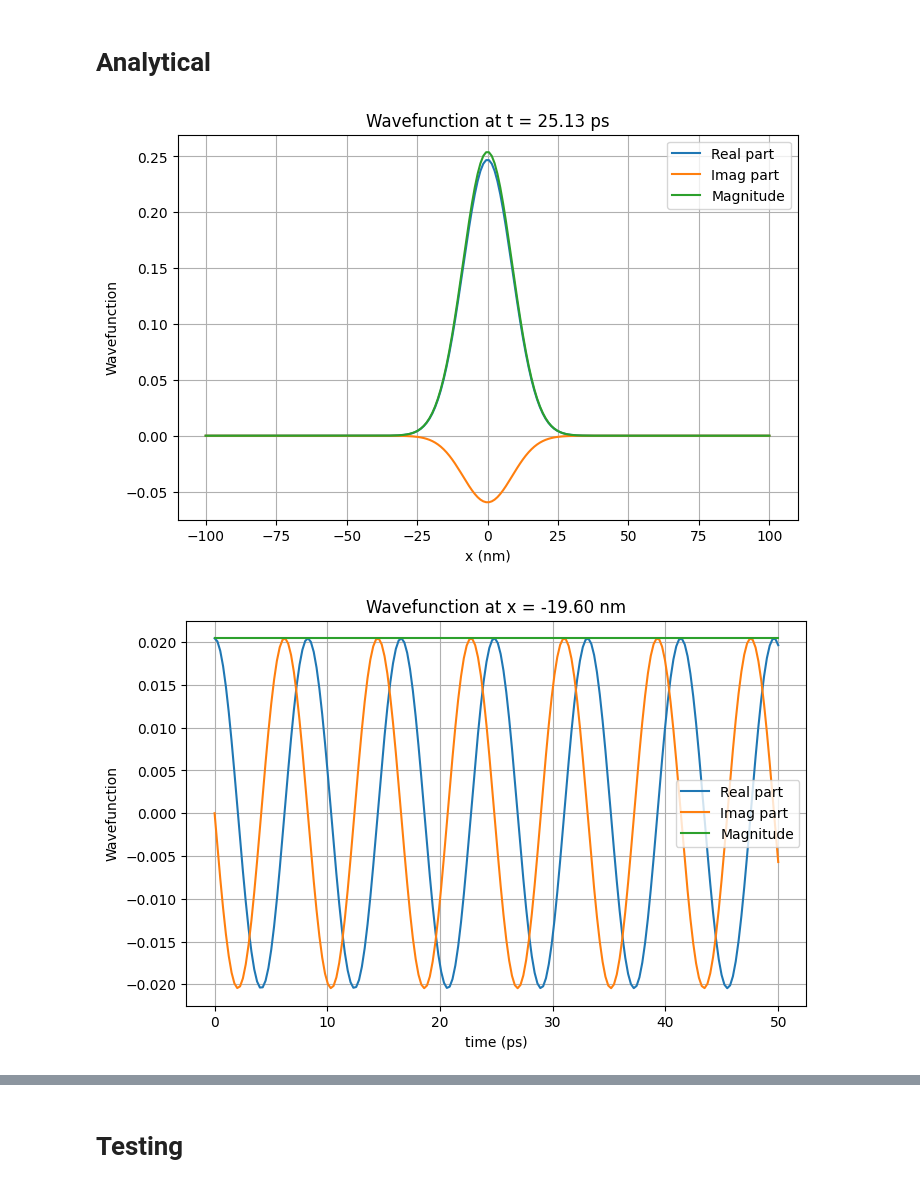
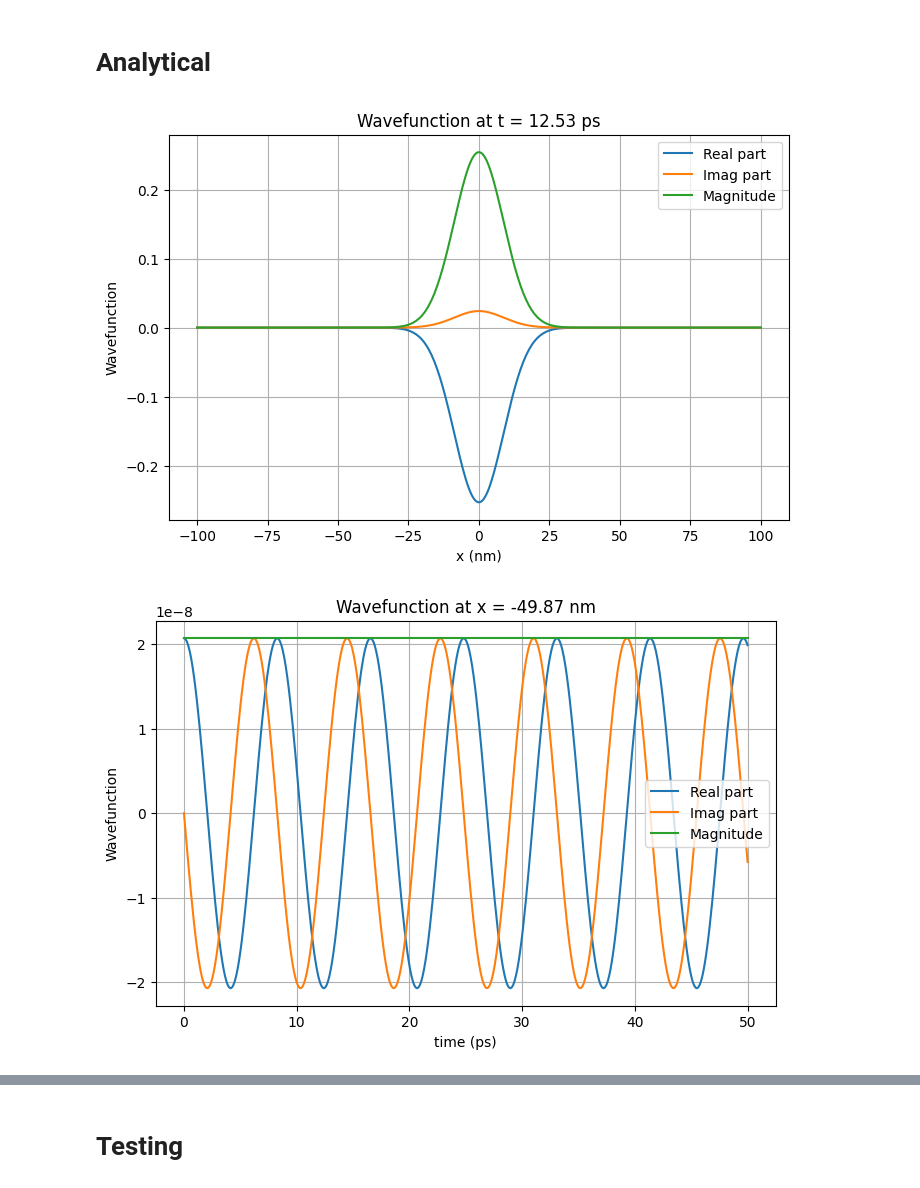
Before and after one commit to thash-jkr/Schrodinger-PINN, a Jupyter notebook: src/tdse_1e_1d.ipynb, the cells around one changed output, grey strips where cells are left out. Cells and saved outputs as stored; diff of their text form; code cells hidden in the pictures.

```diff
--- a/src/tdse_1e_1d.ipynb
+++ b/src/tdse_1e_1d.ipynb
@@ -265,8 +291,8 @@ plt.show()
 # %% [markdown]
 # Analytical
 # %%
-Nx = 200
-Nt = 200
+Nx = 400
+Nt = 400
 
 x_values = np.linspace(x_min, x_max, Nx)
 t_values = np.linspace(t_min, t_max, Nt)
@@ -277,6 +306,6 @@ alpha = (m * omega) / (2.0 * hbar)
 # %%
-psi_real = np.zeros((Nx, Nt), dtype=np.float64)
-psi_img = np.zeros((Nx, Nt), dtype=np.float64)
+psi_real_analytical = np.zeros((Nx, Nt), dtype=np.float64)
+psi_img_analytical = np.zeros((Nx, Nt), dtype=np.float64)
 
 for i, x in enumerate(x_values):
   psi0_x = A * np.exp(-alpha * x ** 2)
@@ -287,21 +316,21 @@ for i, x in enumerate(x_values):
 
     psi_x_t = psi0_x * exp_phase
 
-    psi_real[i, j] = np.real(psi_x_t)
-    psi_img[i, j] = np.imag(psi_x_t)
+    psi_real_analytical[i, j] = np.real(psi_x_t)
+    psi_img_analytical[i, j] = np.imag(psi_x_t)
 # %%
 time_index = 100
 time_chosen = t_values[time_index]
 
-psi_real_slice = psi_real[:, time_index]
-psi_imag_slice = psi_img[:, time_index]
+psi_real_slice_analytical = psi_real_analytical[:, time_index]
+psi_img_slice_analytical = psi_img_analytical[:, time_index]
 
-psi_mag_slice = np.sqrt(psi_real_slice**2 + psi_imag_slice**2)
+psi_mag_slice_analytical = np.sqrt(psi_real_slice_analytical**2 + psi_img_slice_analytical**2)
 
 plt.figure(figsize=(8,5))
-plt.plot(x_values, psi_real_slice, label='Real part')
-plt.plot(x_values, psi_imag_slice, label='Imag part')
-plt.plot(x_values, psi_mag_slice, label='Magnitude')
+plt.plot(x_values, psi_real_slice_analytical, label='Real part')
+plt.plot(x_values, psi_img_slice_analytical, label='Imag part')
+plt.plot(x_values, psi_mag_slice_analytical, label='Magnitude')
 plt.title(f'Wavefunction at t = {time_chosen:.2f} ps')
 plt.xlabel('x (nm)')
 plt.ylabel('Wavefunction')
@@ -309,25 +338,25 @@ plt.legend()
 plt.grid(True)
 plt.show()
 # %% [output]
-[figure, old version]
+[figure, new version]
 # %%
-space_index = 80
+space_index = 100
 space_chosen = x_values[space_index]
 
-psi_real_slice = psi_real[space_index, :]
-psi_imag_slice = psi_img[space_index, :]
+psi_real_slice_analytical = psi_real_analytical[space_index, :]
+psi_img_slice_analytical = psi_img_analytical[space_index, :]
 
-psi_mag_slice = np.sqrt(psi_real_slice**2 + psi_imag_slice**2)
+psi_mag_slice_analytical = np.sqrt(psi_real_slice_analytical**2 + psi_img_slice_analytical**2)
 
 plt.figure(figsize=(8,5))
-plt.plot(t_values, psi_real_slice, label='Real part')
-plt.plot(t_values, psi_imag_slice, label='Imag part')
-plt.plot(t_values, psi_mag_slice, label='Magnitude')
+plt.plot(t_values, psi_real_slice_analytical, label='Real part')
+plt.plot(t_values, psi_img_slice_analytical, label='Imag part')
+plt.plot(t_values, psi_mag_slice_analytical, label='Magnitude')
 plt.title(f'Wavefunction at x = {space_chosen:.2f} nm')
 plt.xlabel('time (ps)')
 plt.ylabel('Wavefunction')
 plt.legend()
 plt.grid(True)
 plt.show()
 # %% [output]
-[figure, old version]
+[figure, new version]
```
Also changed, not shown: parts of 26 cells of this notebook, 3 other files.
